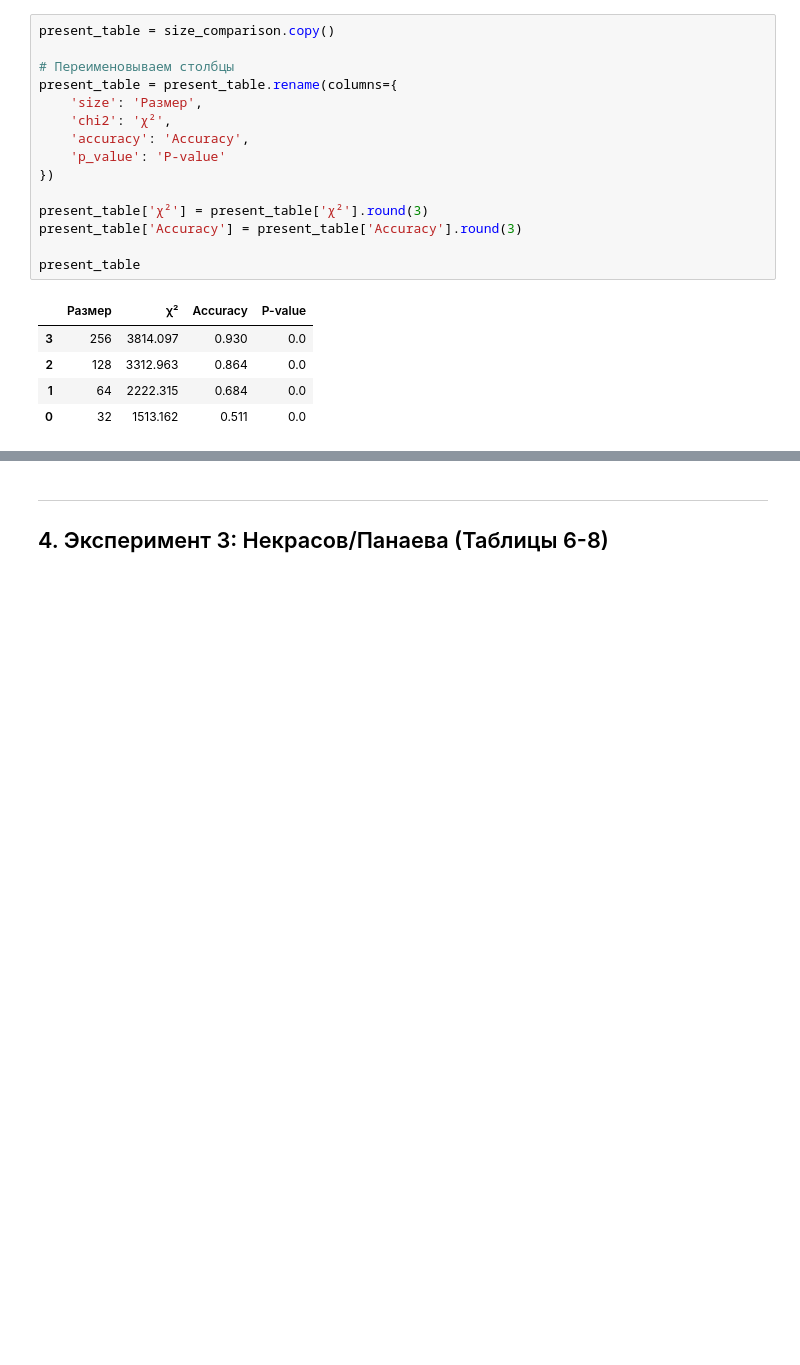
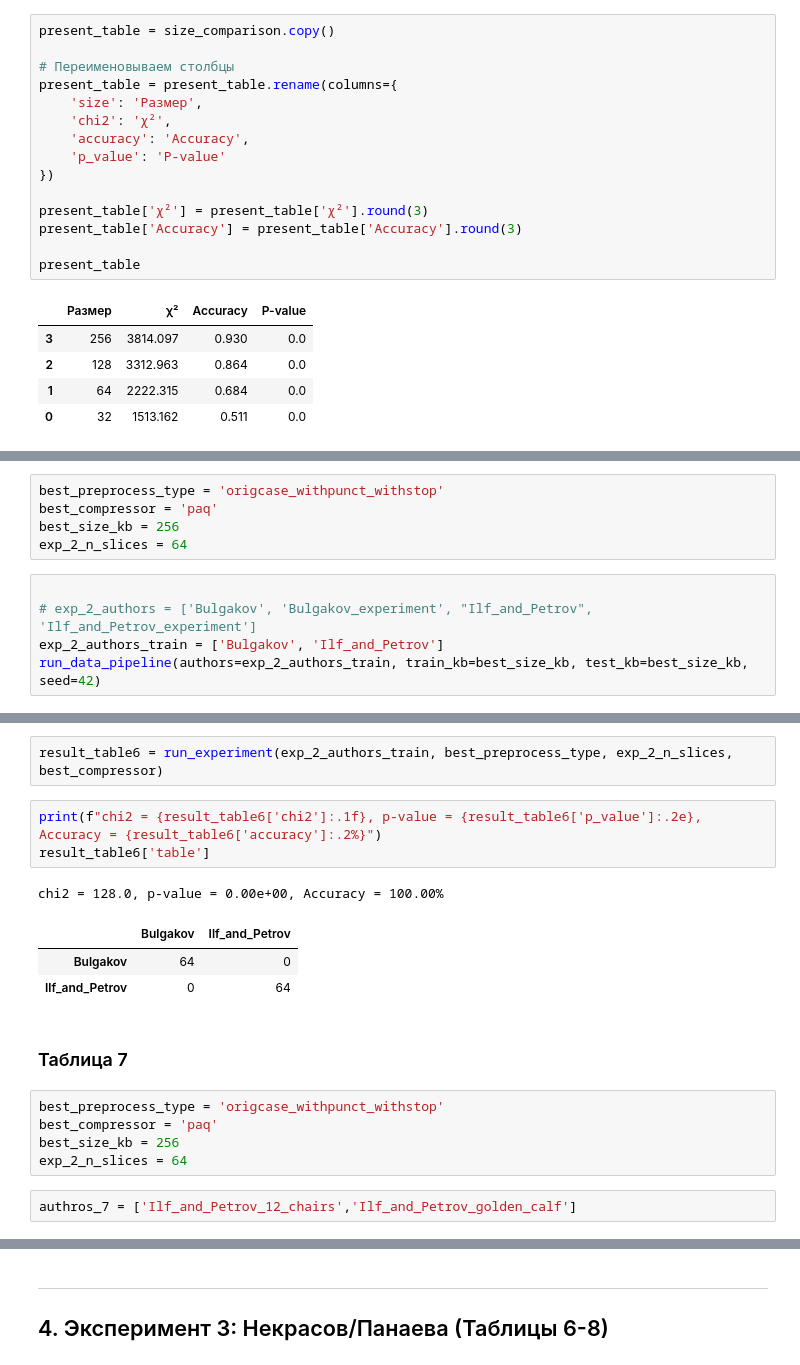
Before and after one commit to revlze/compression-authorship, a Jupyter notebook: experiments.ipynb, the cells around one changed output, grey strips where cells are left out. Cells and saved outputs as stored; diff of their text form; blank space fills up the shorter version.

```diff
--- a/experiments.ipynb
+++ b/experiments.ipynb
@@ -441,0 +398,10 @@ FileNotFoundError: Слайс 0 у автора Bulgakov не найден: data
+# %%
+best_preprocess_type = 'origcase_withpunct_withstop'
+best_compressor = 'paq'
+best_size_kb = 256
+exp_2_n_slices = 64
+# %%
+
+# exp_2_authors = ['Bulgakov', 'Bulgakov_experiment', "Ilf_and_Petrov", 'Ilf_and_Petrov_experiment']
+exp_2_authors_train = ['Bulgakov', 'Ilf_and_Petrov']
+run_data_pipeline(authors=exp_2_authors_train, train_kb=best_size_kb, test_kb=best_size_kb, seed=42)
@@ -441,0 +564,19 @@ FileNotFoundError: Слайс 0 у автора Bulgakov не найден: data
+# %%
+result_table6 = run_experiment(exp_2_authors_train, best_preprocess_type, exp_2_n_slices, best_compressor)
+# %%
+print(f"chi2 = {result_table6['chi2']:.1f}, p-value = {result_table6['p_value']:.2e}, Accuracy = {result_table6['accuracy']:.2%}")
+result_table6['table']
+# %% [output]
+chi2 = 128.0, p-value = 0.00e+00, Accuracy = 100.00%
+|  | Bulgakov | Ilf_and_Petrov |
+| Bulgakov | 64 | 0 |
+| Ilf_and_Petrov | 0 | 64 |
+# %% [markdown]
+### Таблица 7
+# %%
+best_preprocess_type = 'origcase_withpunct_withstop'
+best_compressor = 'paq'
+best_size_kb = 256
+exp_2_n_slices = 64
+# %%
+authros_7 = ['Ilf_and_Petrov_12_chairs','Ilf_and_Petrov_golden_calf']
```
Also changed, not shown: parts of 20 cells of this notebook.
